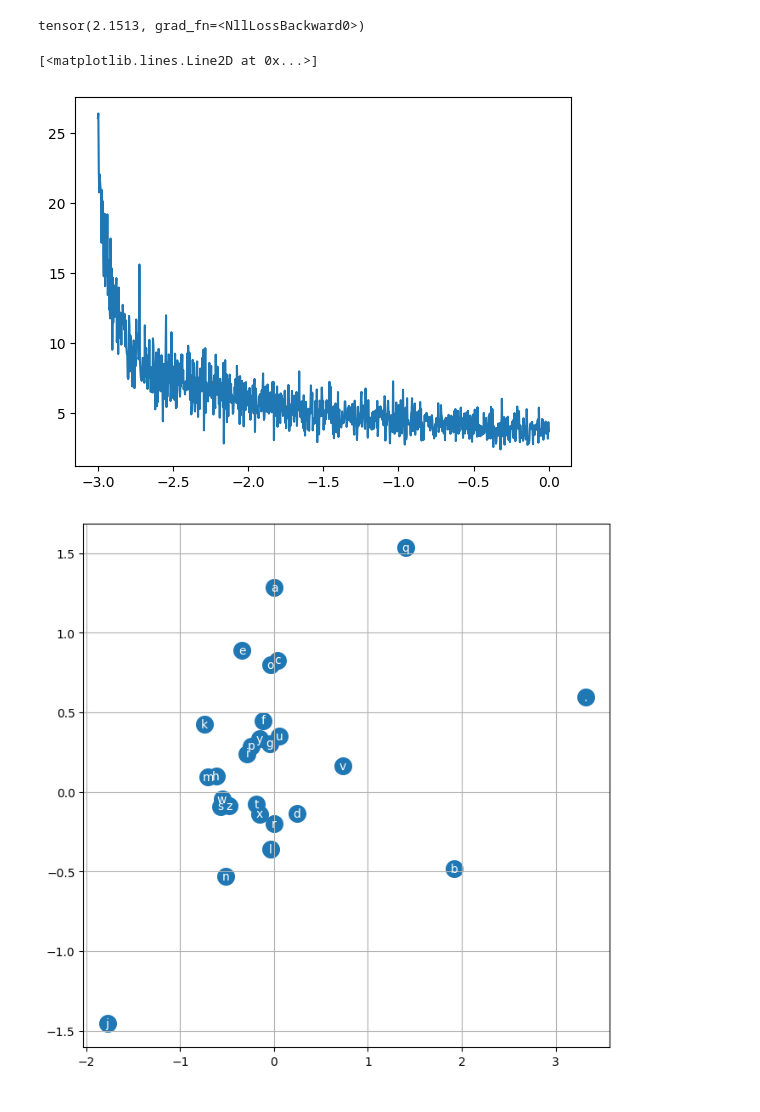
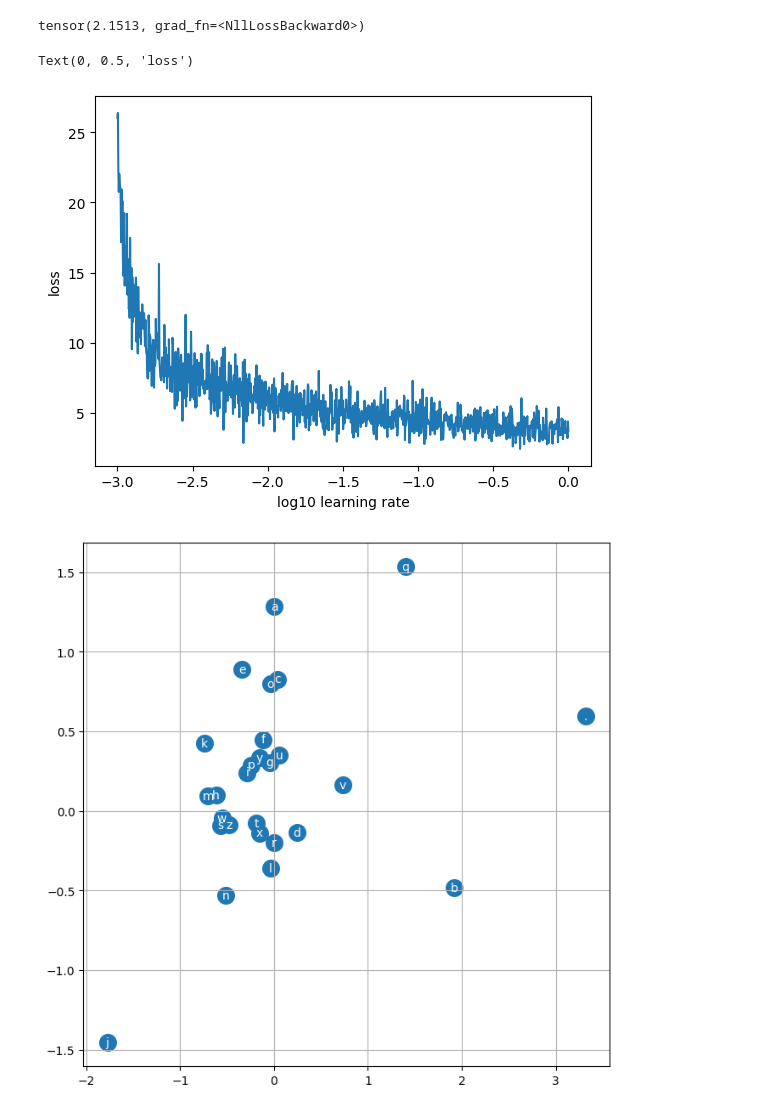
Before and after one commit to duddet01/Learning_ai, a Jupyter notebook: Makemore_w_context.ipynb, the cells around one changed output. Saved outputs shown, nothing was run; the diff lists cells and outputs as text; code cells hidden in the pictures.

```diff
--- a/Makemore_w_context.ipynb
+++ b/Makemore_w_context.ipynb
@@ -203,9 +203,12 @@ loss
 tensor(2.1513, grad_fn=<NllLossBackward0>)
 # %%
 plt.plot(lre,torch.tensor(lossi[:len(lre)]).detach().numpy())
+
+plt.xlabel("log10 learning rate")
+plt.ylabel("loss")
 # %% [output]
-[<matplotlib.lines.Line2D at 0x...>]
+Text(0, 0.5, 'loss')
-[figure, old version]
+[figure, new version]
 # %%
 #Training split, dev/validation split, test split
 #80% , 10% , 10%
```
